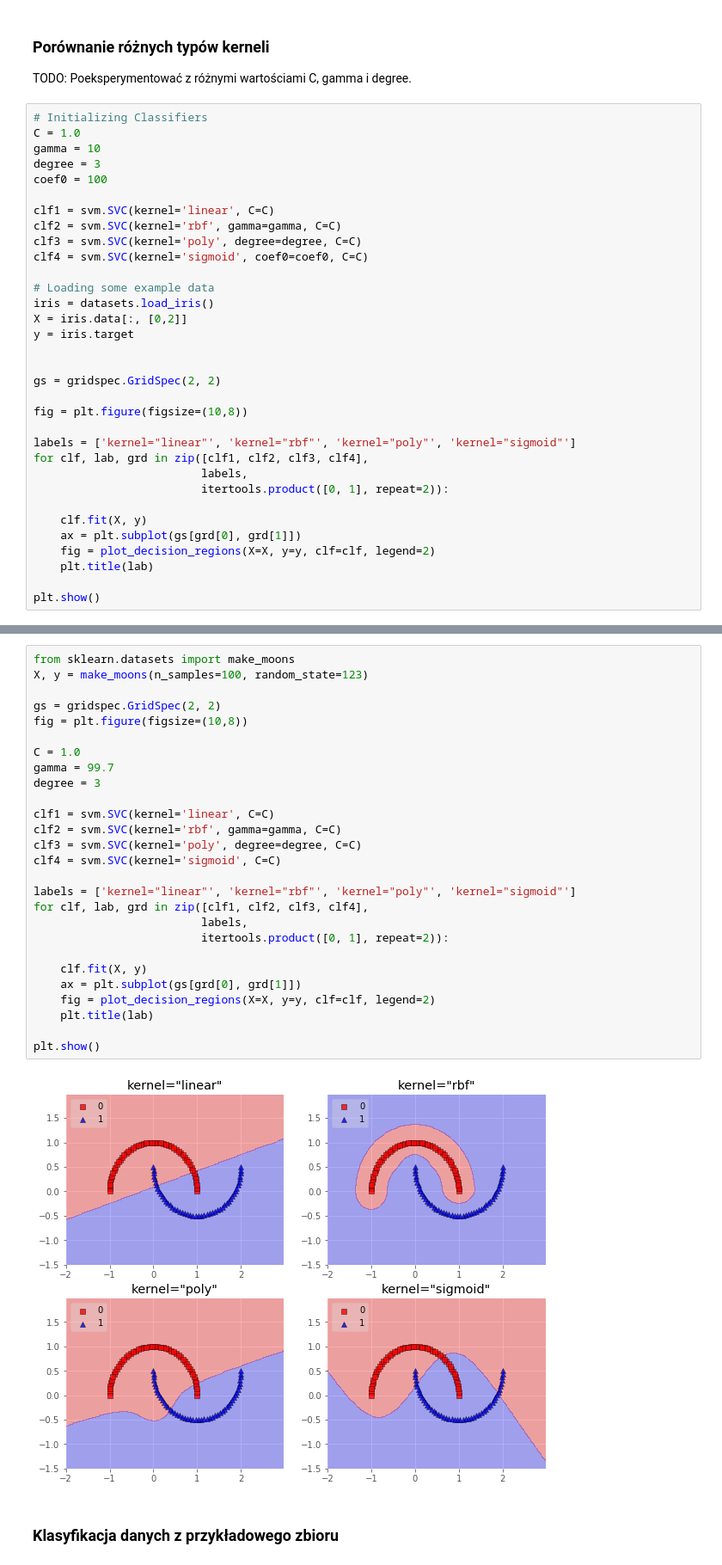
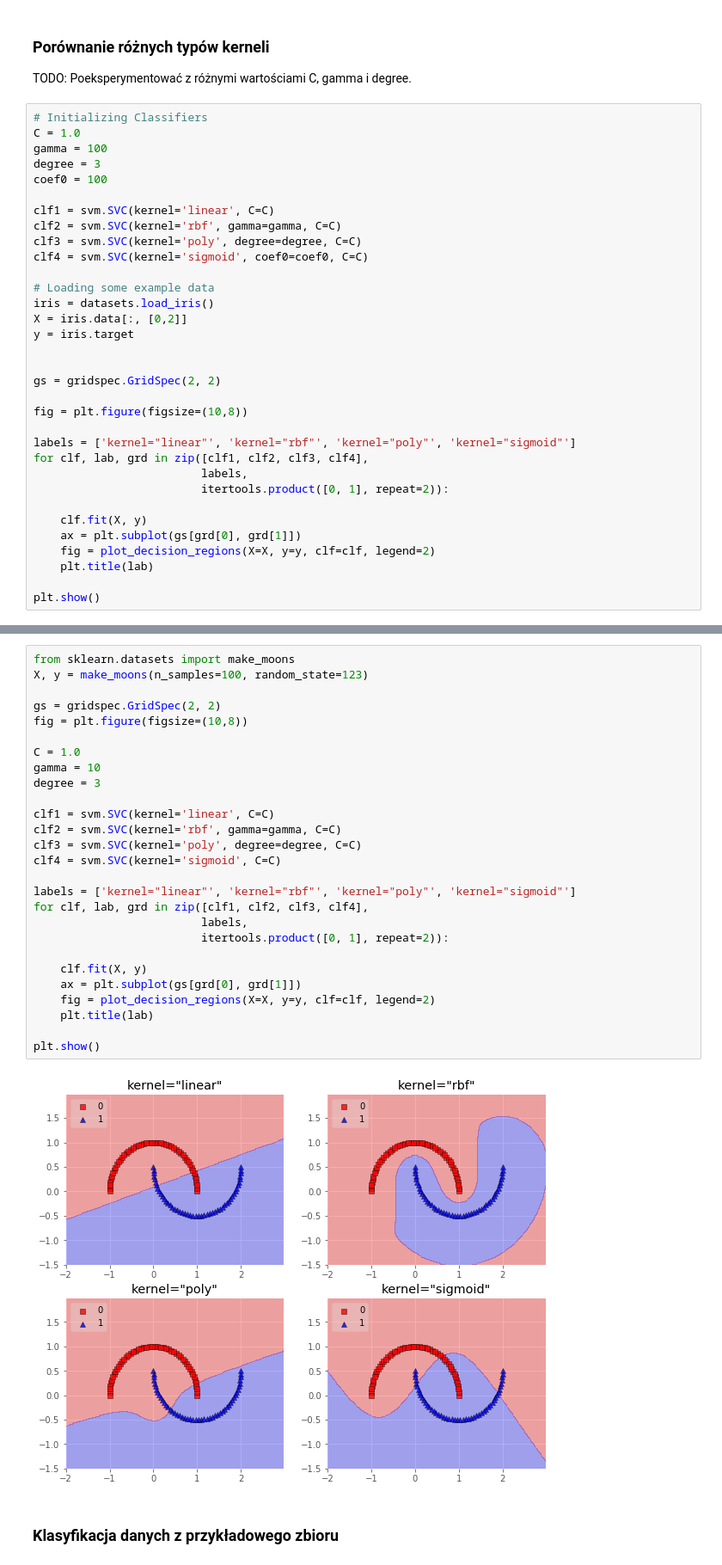
Before and after one commit to msieniawski/mro-svm, a Jupyter notebook: svm-demo.ipynb, the cells around one changed output, grey strips where cells are left out. Shown at 86% size. Drawn from its saved outputs; the diff is of its cells as text.

```diff
--- a/svm-demo.ipynb
+++ b/svm-demo.ipynb
@@ -85,7 +86,7 @@ TODO: Poeksperymentować z różnymi wartościami C, gamma i degree.
 # %%
 # Initializing Classifiers
 C = 1.0
-gamma = 10
+gamma = 100
 degree = 3
 coef0 = 100
 
@@ -120,32 +121,32 @@ plt.show()
 # %%
 from sklearn.datasets import make_moons
 X, y = make_moons(n_samples=100, random_state=123)
 
 gs = gridspec.GridSpec(2, 2)
 fig = plt.figure(figsize=(10,8))
 
 C = 1.0
-gamma = 99.7
+gamma = 10
 degree = 3
 
 clf1 = svm.SVC(kernel='linear', C=C)
 clf2 = svm.SVC(kernel='rbf', gamma=gamma, C=C)
 clf3 = svm.SVC(kernel='poly', degree=degree, C=C)
 clf4 = svm.SVC(kernel='sigmoid', C=C)
 
 labels = ['kernel="linear"', 'kernel="rbf"', 'kernel="poly"', 'kernel="sigmoid"']
 for clf, lab, grd in zip([clf1, clf2, clf3, clf4],
                          labels,
                          itertools.product([0, 1], repeat=2)):
 
     clf.fit(X, y)
     ax = plt.subplot(gs[grd[0], grd[1]])
     fig = plot_decision_regions(X=X, y=y, clf=clf, legend=2)
     plt.title(lab)
 
 plt.show()
 # %% [output]
-[figure, old version]
+[figure, new version]
 # %% [markdown]
 ### Klasyfikacja danych z przykładowego zbioru
 # %%
```
Also changed, not shown: parts of 5 cells of this notebook, 2 other files.
